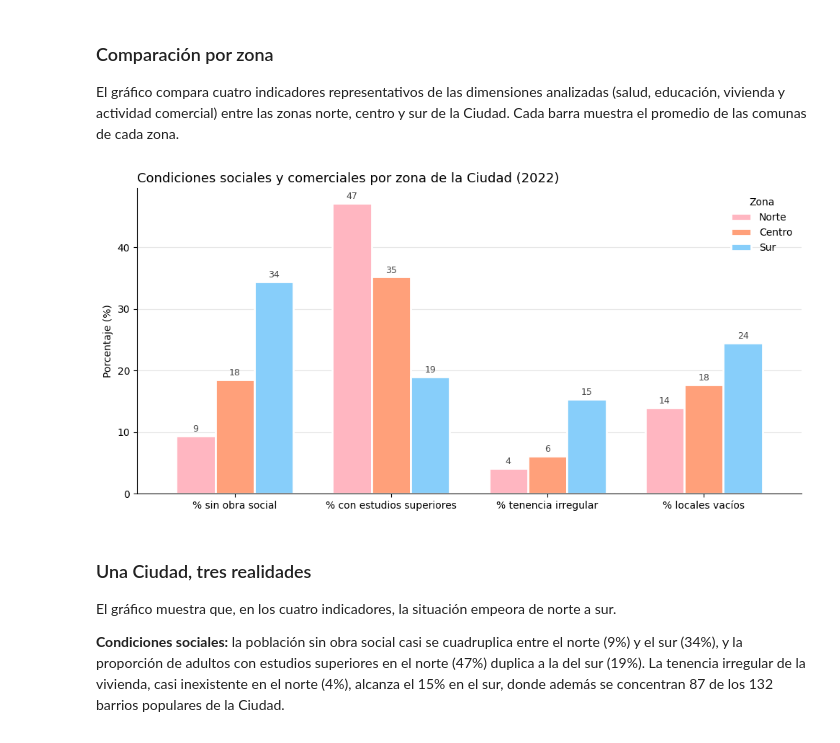
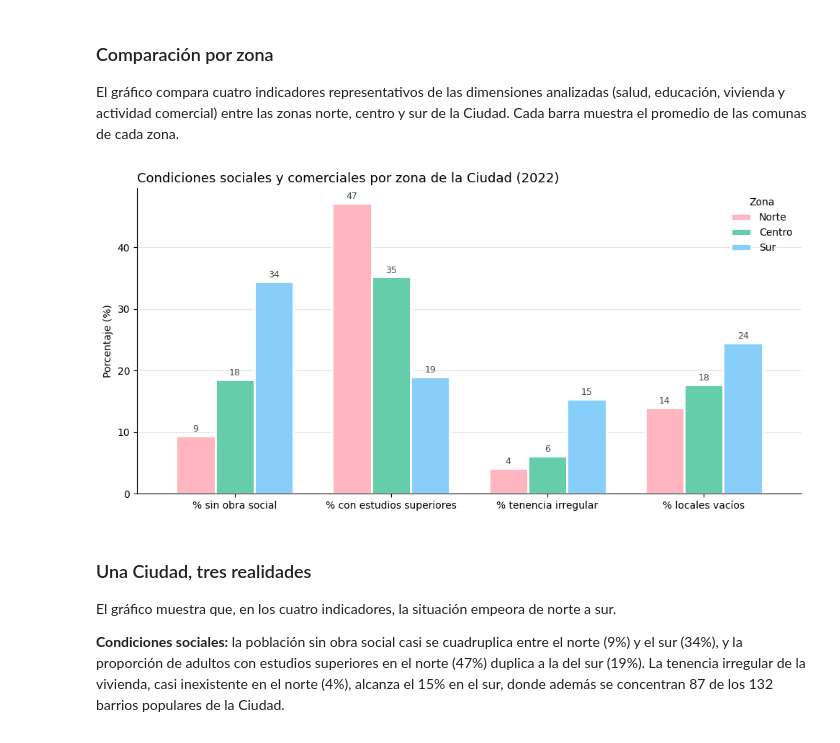
Before and after one commit to mchietino/TP-Delito_en_AMBA-Mica-, a Jupyter notebook: Análisis_socioeconómico_de_CABA.ipynb, the cells around one changed output. Cells and saved outputs as stored; diff of their text form; code cells hidden in the pictures.

```diff
--- a/Análisis_socioeconómico_de_CABA.ipynb
+++ b/Análisis_socioeconómico_de_CABA.ipynb
@@ -236,8 +261,7 @@ from matplotlib.patches import Patch
 zonas = {1: "Centro", 2: "Norte", 3: "Centro", 4: "Sur", 5: "Centro",
          6: "Centro", 7: "Centro", 8: "Sur", 9: "Sur", 10: "Centro",
          11: "Norte", 12: "Norte", 13: "Norte", 14: "Norte", 15: "Centro"}
-colores = {"Norte": "#FFB6C1", "Centro": "#FFA07A", "Sur": "#87CEFA"}
-
+colores = {"Norte": "#FFB6C1", "Centro": "#66CDAA", "Sur": "#87CEFA"}
 # 2. Comunas ordenadas de menor a mayor
 ordenado = comercial.sort_values("% locales vacíos")
 color_barras = ordenado["comuna"].map(zonas).map(colores)
@@ -324,32 +348,32 @@ de la Ciudad. Cada barra muestra el promedio de las comunas de cada zona.
 # %%
 import matplotlib.pyplot as plt
 
 # 1. Variables a comparar y promedio por zona
 variables = ["% sin obra social", "% con estudios superiores", "% tenencia irregular", "% locales vacíos"]
 por_zona = df.groupby("zona")[variables].mean().loc[["Norte", "Centro", "Sur"]]
 
 # 2. Gráfico de barras agrupadas
-colores = ["#FFB6C1", "#FFA07A", "#87CEFA"]
+colores = ["#FFB6C1", "#66CDAA", "#87CEFA"]
 ax = por_zona.T.plot(kind="bar", color=colores, width=0.75, edgecolor="white", linewidth=2, figsize=(10, 5))
 
 # 3. Valores arriba de cada barra
 for barras in ax.containers:
     ax.bar_label(barras, fmt="%.0f", fontsize=9, color="#444444", padding=2)
 
 # 4. Títulos y formato
 ax.set_title("Condiciones sociales y comerciales por zona de la Ciudad (2022)", fontsize=13, loc="left")
 ax.set_ylabel("Porcentaje (%)")
 ax.set_xlabel("")
 ax.set_xticklabels(por_zona.columns, rotation=0)
 ax.legend(title="Zona", frameon=False)
 ax.spines[["top", "right"]].set_visible(False)
 ax.grid(axis="y", alpha=0.3)
 ax.set_axisbelow(True)
 
 plt.tight_layout()
 plt.show()
 # %% [output]
-[figure, old version]
+[figure, new version]
 # %% [markdown]
 ### Una Ciudad, tres realidades
 
```
Also changed, not shown: parts of 5 cells of this notebook.
